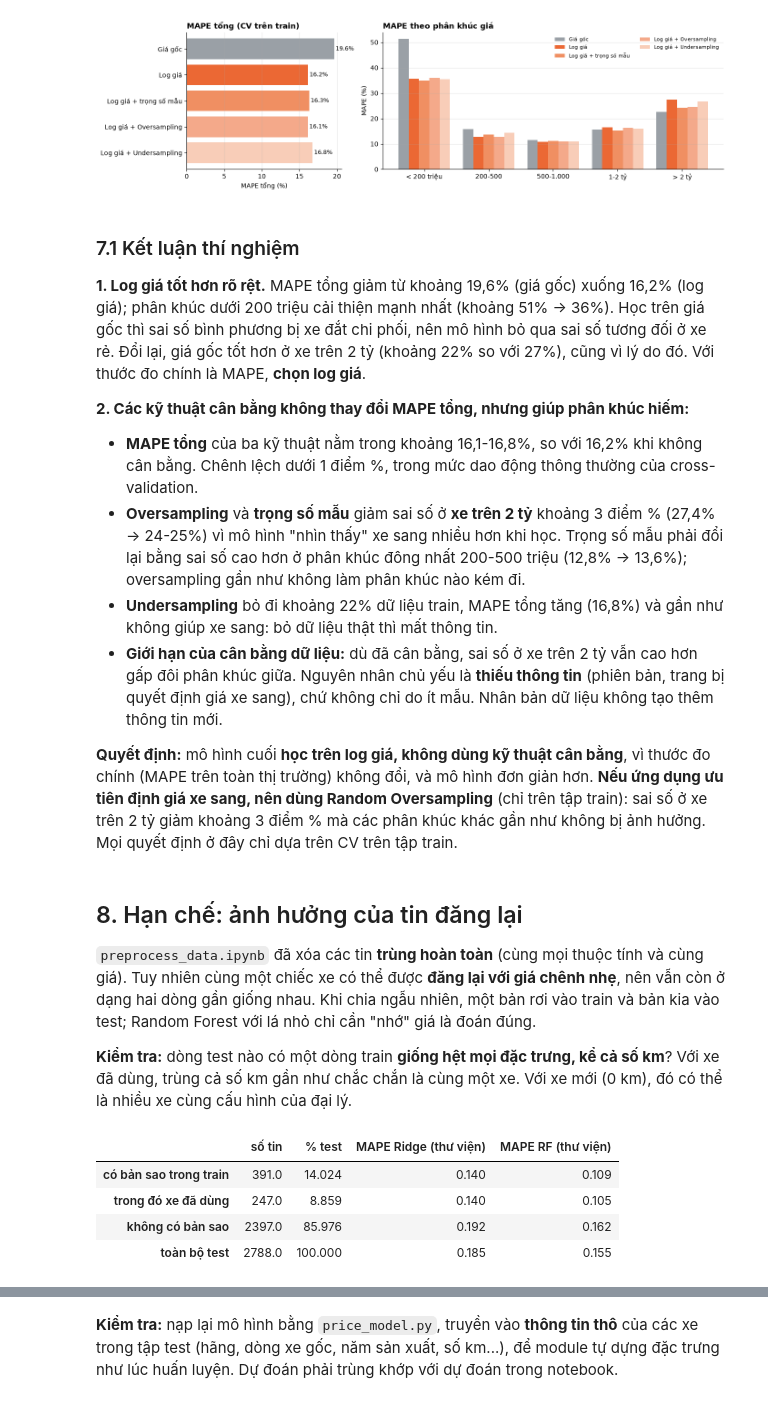
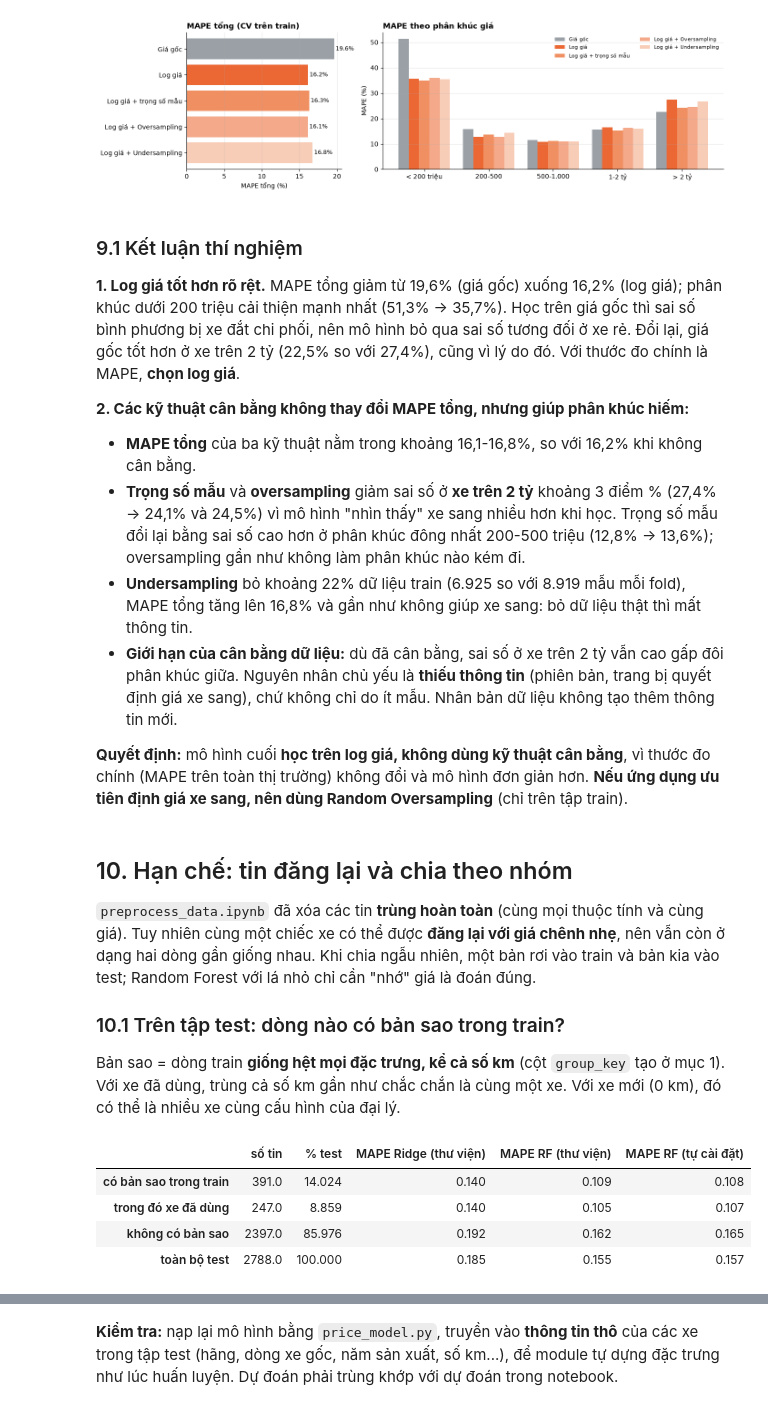
Before and after one commit to tiendc57/DataScience, a Jupyter notebook: src/model.ipynb, the cells around one changed output, grey strips where cells are left out. Cells and saved outputs as stored; diff of their text form; code cells hidden in the pictures.

```diff
--- a/src/model.ipynb
+++ b/src/model.ipynb
@@ -730,8 +608,7 @@ Huấn luyện 100 cây: 152s | OOB R² (log) = 0.8916 | OOB RMSE (log) = 0.2634
 
 Đây là lần **duy nhất** tập test được dùng để đánh giá. Mọi mô hình học trên cùng tập train và được đánh giá trên cùng 2.788 tin test.
 # %%
-ORDER = ["Baseline (trung vị)", "Ridge - thư viện", "Ridge - tự cài đặt (nghiệm đóng)", "Ridge - tự cài đặt (GD)",
-         "Random Forest - thư viện", "Random Forest - tự cài đặt"]
+ORDER = ["Baseline (trung vị)", "Ridge - thư viện", "Random Forest - thư viện", "Random Forest - tự cài đặt"]
 res = pd.DataFrame(results).T.loc[ORDER].astype(float)
 main_cols = ["MAPE", "MedAPE", "MAE (triệu)", "RMSE (triệu)", "R2 (log)", "±10%", "±20%", "Thời gian fit (s)"]
 seg_cols = [f"MAPE {s}" for s in SEG_LABELS]
@@ -958,0 +834,36 @@ save(fig, "m12_do_quan_trong"); plt.show()
+# %%
+def permutation_mape(model, prep, frame, cols, n_repeats=5, seed=RANDOM_STATE):
+    # Mức tăng MAPE trên tập test khi xáo trộn một đặc trưng gốc (trước khi mã hóa)
+    rng = np.random.RandomState(seed)
+    base = regression_metrics(p_te, np.exp(model.predict(prep.transform(frame))))["MAPE"]
+    rows = {}
+    for c in cols:
+        inc = []
+        for _ in range(n_repeats):
+            f = frame.copy()
+            f[c] = rng.permutation(f[c].values)
+            inc.append(regression_metrics(p_te, np.exp(model.predict(prep.transform(f))))["MAPE"] - base)
+        rows[FEAT_VI[c]] = {"tăng MAPE (điểm %)": np.mean(inc) * 100, "độ lệch chuẩn": np.std(inc) * 100}
+    return base, pd.DataFrame(rows).T
+
+
+t0 = time.time()
+base_mape, perm = permutation_mape(rf_lib, prep_tree, te[CAT + NUM_TREE], CAT + NUM_TREE)
+print(f"MAPE gốc trên test: {base_mape:.4f} | {time.time() - t0:.0f}s")
+perm = perm.sort_values("tăng MAPE (điểm %)")
+
+fig, axes = plt.subplots(1, 2, figsize=(13, 4.6), sharey=True)
+order = perm.index
+axes[0].barh(order, imp.loc[order, "thư viện"] * 100, color=GRAY)
+axes[0].set_xlabel("% tổng mức giảm sai số khi học (train)")
+axes[0].set_title("Impurity (mục 8.1)", loc="left")
+axes[1].barh(order, perm["tăng MAPE (điểm %)"], xerr=perm["độ lệch chuẩn"], color=ORANGE)
+for i, v in enumerate(perm["tăng MAPE (điểm %)"]):
+    axes[1].text(max(v, 0) + 0.3, i, f"+{v:.1f}", va="center", fontsize=8)
+axes[1].set_xlabel("MAPE tăng thêm (điểm %) khi xáo trộn đặc trưng, tập test")
+axes[1].set_title("Permutation importance", loc="left")
+for ax in axes:
+    ax.grid(axis="y", visible=False)
+fig.suptitle("Random Forest (thư viện): hai cách đo độ quan trọng đặc trưng", x=0.01, ha="left", fontweight="bold")
+fig.tight_layout(); save(fig, "m15_permutation_importance"); plt.show()
+perm.sort_values("tăng MAPE (điểm %)", ascending=False).round(2)
@@ -1095,40 +1031,39 @@ fig.tight_layout(); save(fig, "m14_log_va_mat_can_bang"); plt.show()
 # %% [output]
 [figure]
 # %% [markdown]
-### 7.1 Kết luận thí nghiệm
-**1. Log giá tốt hơn rõ rệt.** MAPE tổng giảm từ khoảng 19,6% (giá gốc) xuống 16,2% (log giá); phân khúc dưới 200 triệu cải thiện mạnh nhất (khoảng 51% → 36%). Học trên giá gốc thì sai số bình phương bị xe đắt chi phối, nên mô hình bỏ qua sai số tương đối ở xe rẻ. Đổi lại, giá gốc tốt hơn ở xe trên 2 tỷ (khoảng 22% so với 27%), cũng vì lý do đó. Với thước đo chính là MAPE, **chọn log giá**.
+### 9.1 Kết luận thí nghiệm
+**1. Log giá tốt hơn rõ rệt.** MAPE tổng giảm từ 19,6% (giá gốc) xuống 16,2% (log giá); phân khúc dưới 200 triệu cải thiện mạnh nhất (51,3% → 35,7%). Học trên giá gốc thì sai số bình phương bị xe đắt chi phối, nên mô hình bỏ qua sai số tương đối ở xe rẻ. Đổi lại, giá gốc tốt hơn ở xe trên 2 tỷ (22,5% so với 27,4%), cũng vì lý do đó. Với thước đo chính là MAPE, **chọn log giá**.
 
 **2. Các kỹ thuật cân bằng không thay đổi MAPE tổng, nhưng giúp phân khúc hiếm:**
-- **MAPE tổng** của ba kỹ thuật nằm trong khoảng 16,1-16,8%, so với 16,2% khi không cân bằng. Chênh lệch dưới 1 điểm %, trong mức dao động thông thường của cross-validation.
-- **Oversampling** và **trọng số mẫu** giảm sai số ở **xe trên 2 tỷ** khoảng 3 điểm % (27,4% → 24-25%) vì mô hình "nhìn thấy" xe sang nhiều hơn khi học. Trọng số mẫu phải đổi lại bằng sai số cao hơn ở phân khúc đông nhất 200-500 triệu (12,8% → 13,6%); oversampling gần như không làm phân khúc nào kém đi.
-- **Undersampling** bỏ đi khoảng 22% dữ liệu train, MAPE tổng tăng (16,8%) và gần như không giúp xe sang: bỏ dữ liệu thật thì mất thông tin.
-- **Giới hạn của cân bằng dữ liệu:** dù đã cân bằng, sai số ở xe trên 2 tỷ vẫn cao hơn gấp đôi phân khúc giữa. Nguyên nhân chủ yếu là **thiếu thông tin** (phiên bản, trang bị quyết định giá xe sang), chứ không chỉ do ít mẫu. Nhân bản dữ liệu không tạo thêm thông tin mới.
+- **MAPE tổng** của ba kỹ thuật nằm trong khoảng 16,1-16,8%, so với 16,2% khi không cân bằng.
+- **Trọng số mẫu** và **oversampling** giảm sai số ở **xe trên 2 tỷ** khoảng 3 điểm % (27,4% → 24,1% và 24,5%) vì mô hình "nhìn thấy" xe sang nhiều hơn khi học. Trọng số mẫu đổi lại bằng sai số cao hơn ở phân khúc đông nhất 200-500 triệu (12,8% → 13,6%); oversampling gần như không làm phân khúc nào kém đi.
+- **Undersampling** bỏ khoảng 22% dữ liệu train (6.925 so với 8.919 mẫu mỗi fold), MAPE tổng tăng lên 16,8% và gần như không giúp xe sang: bỏ dữ liệu thật thì mất thông tin.
+- **Giới hạn của cân bằng dữ liệu:** dù đã cân bằng, sai số ở xe trên 2 tỷ vẫn cao gấp đôi phân khúc giữa. Nguyên nhân chủ yếu là **thiếu thông tin** (phiên bản, trang bị quyết định giá xe sang), chứ không chỉ do ít mẫu. Nhân bản dữ liệu không tạo thêm thông tin mới.
 
-**Quyết định:** mô hình cuối **học trên log giá, không dùng kỹ thuật cân bằng**, vì thước đo chính (MAPE trên toàn thị trường) không đổi, và mô hình đơn giản hơn. **Nếu ứng dụng ưu tiên định giá xe sang, nên dùng Random Oversampling** (chỉ trên tập train): sai số ở xe trên 2 tỷ giảm khoảng 3 điểm % mà các phân khúc khác gần như không bị ảnh hưởng. Mọi quyết định ở đây chỉ dựa trên CV trên tập train.
+**Quyết định:** mô hình cuối **học trên log giá, không dùng kỹ thuật cân bằng**, vì thước đo chính (MAPE trên toàn thị trường) không đổi và mô hình đơn giản hơn. **Nếu ứng dụng ưu tiên định giá xe sang, nên dùng Random Oversampling** (chỉ trên tập train).
 # %% [markdown]
-## 8. Hạn chế: ảnh hưởng của tin đăng lại
+## 10. Hạn chế: tin đăng lại và chia theo nhóm
 
 `preprocess_data.ipynb` đã xóa các tin **trùng hoàn toàn** (cùng mọi thuộc tính và cùng giá). Tuy nhiên cùng một chiếc xe có thể được **đăng lại với giá chênh nhẹ**, nên vẫn còn ở dạng hai dòng gần giống nhau. Khi chia ngẫu nhiên, một bản rơi vào train và bản kia vào test; Random Forest với lá nhỏ chỉ cần "nhớ" giá là đoán đúng.
 
-**Kiểm tra:** dòng test nào có một dòng train **giống hệt mọi đặc trưng, kể cả số km**? Với xe đã dùng, trùng cả số km gần như chắc chắn là cùng một xe. Với xe mới (0 km), đó có thể là nhiều xe cùng cấu hình của đại lý.
+### 10.1 Trên tập test: dòng nào có bản sao trong train?
+Bản sao = dòng train **giống hệt mọi đặc trưng, kể cả số km** (cột `group_key` tạo ở mục 1). Với xe đã dùng, trùng cả số km gần như chắc chắn là cùng một xe. Với xe mới (0 km), đó có thể là nhiều xe cùng cấu hình của đại lý.
 # %%
-FEAT_KEY = ["carbrand", "carmodel", "carorigin", "condition_ad", "gearbox", "fuel", "cartype", "carseats", "mfdate", "mileage_km"]
-key = df[FEAT_KEY].astype(str).agg("|".join, axis=1)
-twin = key.loc[idx_te].isin(set(key.loc[idx_tr])).values
+twin = te["group_key"].isin(set(tr["group_key"])).values
 used_te = (te["condition_ad"] == "Đã sử dụng").values
 
 groups = {"có bản sao trong train": twin, "  trong đó xe đã dùng": twin & used_te,
           "không có bản sao": ~twin, "toàn bộ test": np.ones(len(twin), bool)}
 rows = {}
 for g, msk in groups.items():
     rows[g] = {"số tin": int(msk.sum()), "% test": msk.mean() * 100}
-    for n in ["Ridge - thư viện", "Random Forest - thư viện"]:
+    for n in SHOW:
         rows[g][f"MAPE {SHORT[n]}"] = (np.abs(preds[n] - p_te) / p_te)[msk].mean()
 twin_tbl = pd.DataFrame(rows).T
 twin_tbl.round(3)
 # %% [output]
-|  | số tin | % test | MAPE Ridge (thư viện) | MAPE RF (thư viện) |
-| có bản sao trong train | 391.0 | 14.024 | 0.140 | 0.109 |
-| trong đó xe đã dùng | 247.0 | 8.859 | 0.140 | 0.105 |
-| không có bản sao | 2397.0 | 85.976 | 0.192 | 0.162 |
-| toàn bộ test | 2788.0 | 100.000 | 0.185 | 0.155 |
+|  | số tin | % test | MAPE Ridge (thư viện) | MAPE RF (thư viện) | MAPE RF (tự cài đặt) |
+| có bản sao trong train | 391.0 | 14.024 | 0.140 | 0.109 | 0.108 |
+| trong đó xe đã dùng | 247.0 | 8.859 | 0.140 | 0.105 | 0.107 |
+| không có bản sao | 2397.0 | 85.976 | 0.192 | 0.162 | 0.165 |
+| toàn bộ test | 2788.0 | 100.000 | 0.185 | 0.155 | 0.157 |
```
Also changed, not shown: parts of 57 cells of this notebook, 12 other files.
